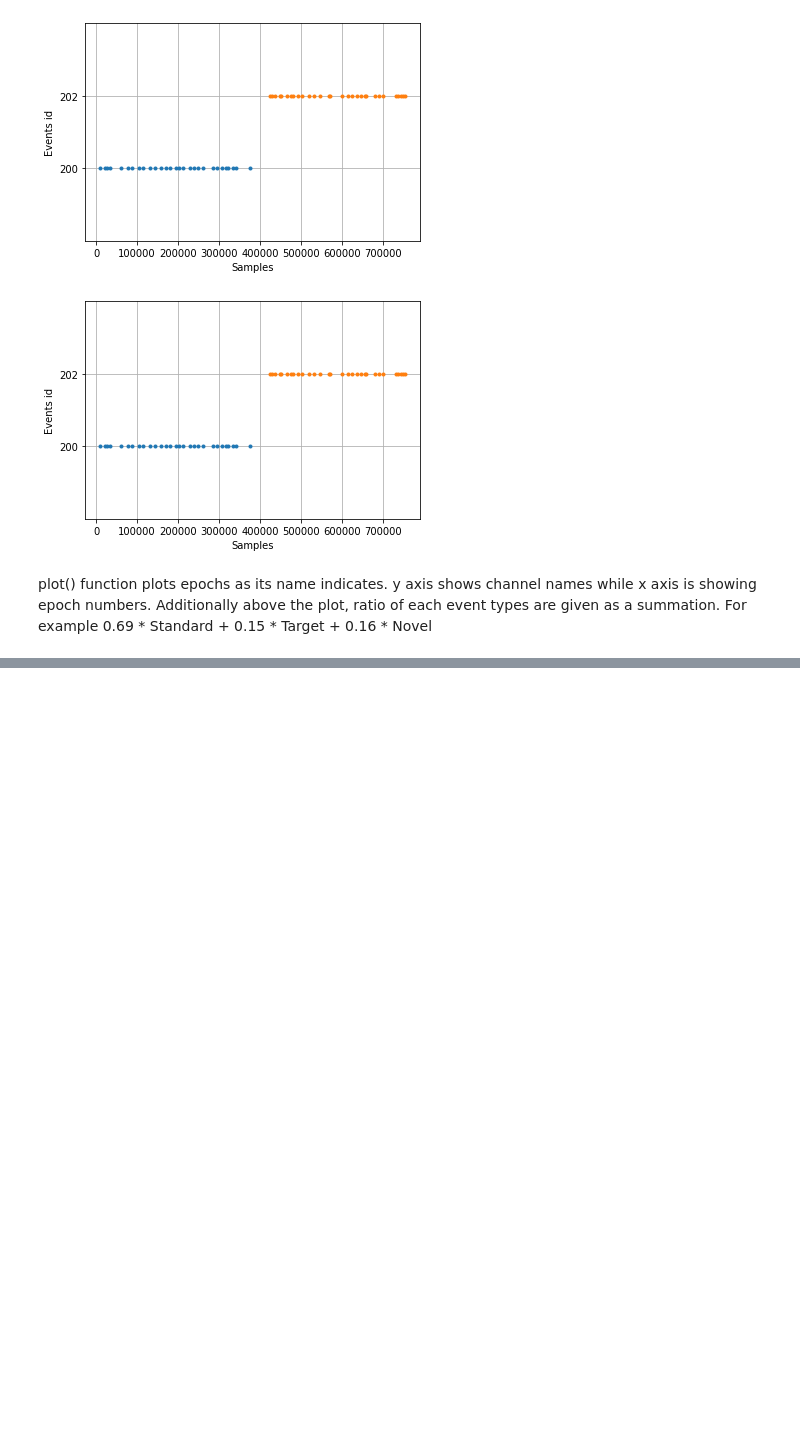
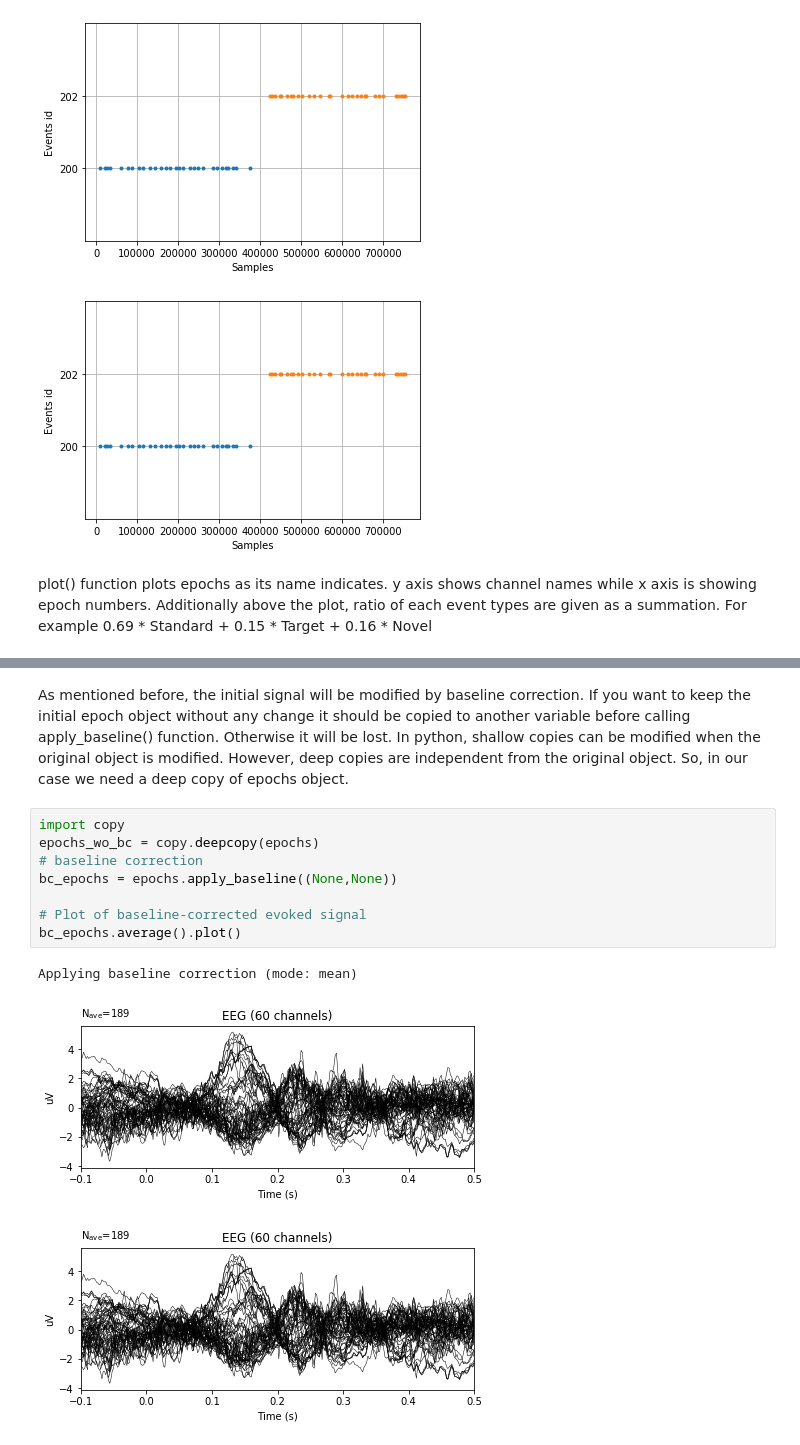
Before and after one commit to aath0/AlgorithmsNeuroscience, a Jupyter notebook: Tutorials/DataVisualization.ipynb, the cells around one changed output, grey strips where cells are left out. Saved outputs shown, nothing was run; the diff lists cells and outputs as text; blank space fills up the shorter version.

Commit message:
baseline correction is added

```diff
--- a/Tutorials/DataVisualization.ipynb
+++ b/Tutorials/DataVisualization.ipynb
@@ -84,0 +97,14 @@ print(len(epochs['Target'])/len(epochs))
+# %% [markdown]
+As mentioned before, the initial signal will be modified by baseline correction. If you want to keep the initial epoch object without any change it should be copied to another variable before calling apply_baseline() function. Otherwise it will be lost. In python, shallow copies can be modified when the original object is modified. However, deep copies are independent from the original object. So, in our case we need a deep copy of epochs object.
+# %%
+import copy
+epochs_wo_bc = copy.deepcopy(epochs)
+# baseline correction
+bc_epochs = epochs.apply_baseline((None,None))
+
+# Plot of baseline-corrected evoked signal
+bc_epochs.average().plot()
+# %% [output]
+Applying baseline correction (mode: mean)
+[figure, added]
+[figure, added]
```
Also changed, not shown: parts of 15 cells of this notebook.
